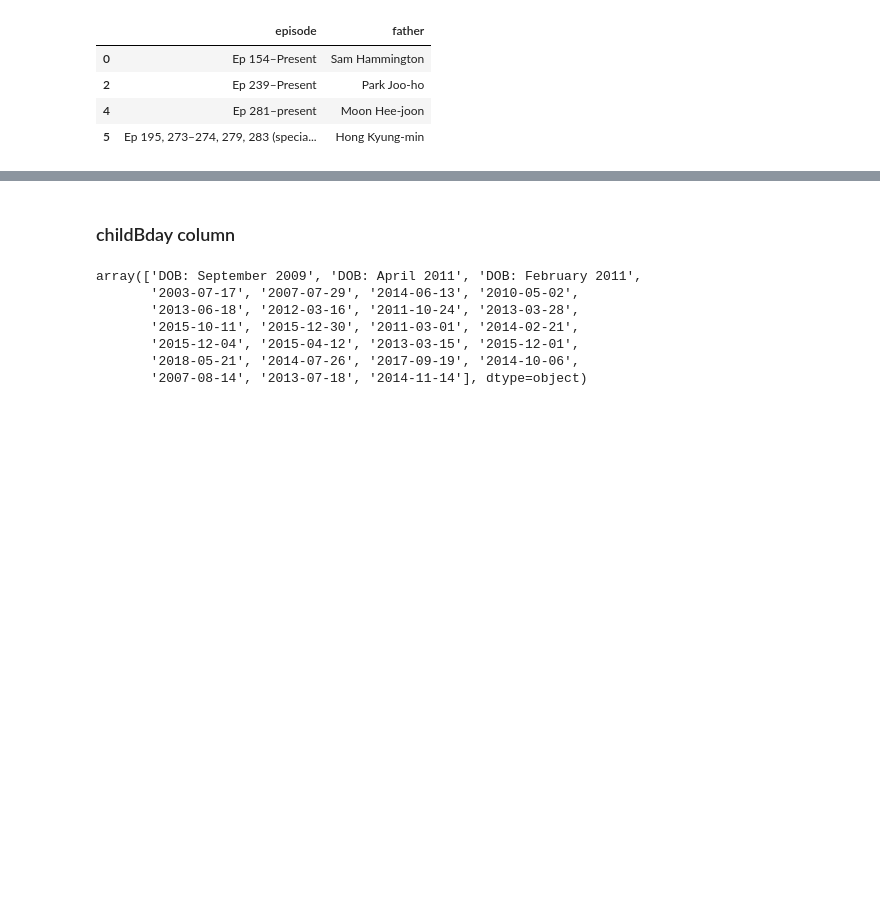
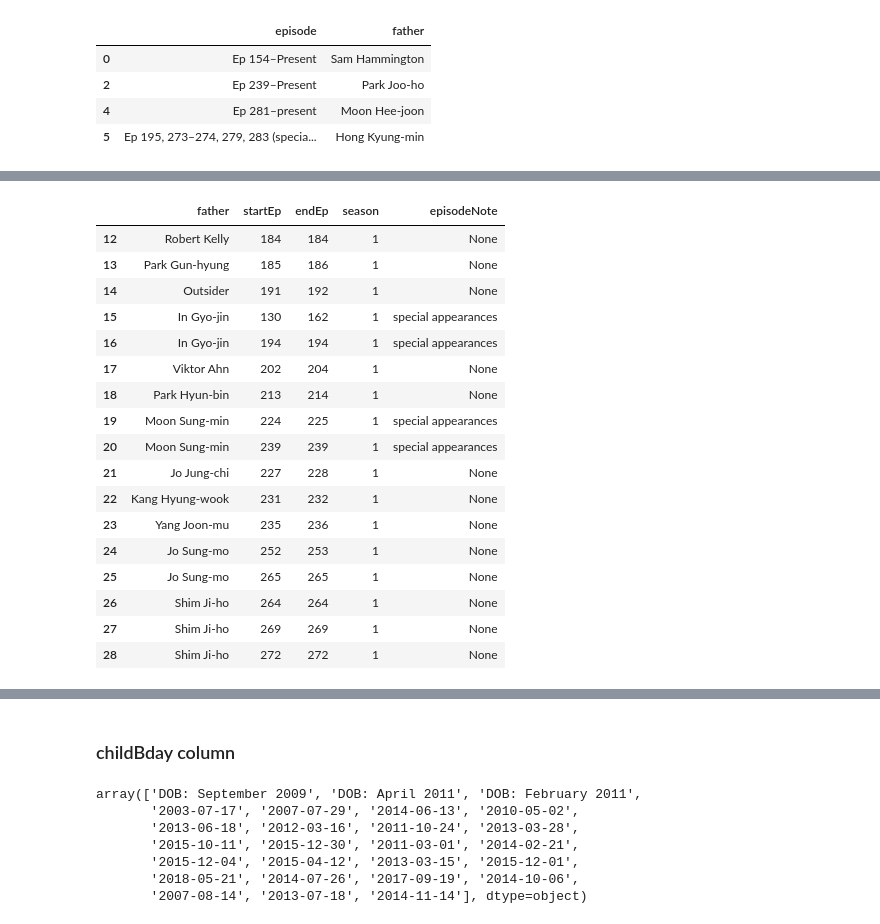
Before and after one commit to richdayandnight/the-return-of-superman, a Jupyter notebook: Scraping Cast of TRoS.ipynb, the cells around one changed output, grey strips where cells are left out. Saved outputs shown, nothing was run; the diff lists cells and outputs as text; code cells hidden in the pictures; blank space fills up the shorter version.

```diff
--- a/Scraping Cast of TRoS.ipynb
+++ b/Scraping Cast of TRoS.ipynb
@@ -402,3 +425,24 @@ sc_episodes_df = editDataFrames(sc_episodes_df)
+# %%
+sc_episodes_df
+# %% [output]
+|  | father | startEp | endEp | season | episodeNote |
+| 12 | Robert Kelly | 184 | 184 | 1 | None |
+| 13 | Park Gun-hyung | 185 | 186 | 1 | None |
+| 14 | Outsider | 191 | 192 | 1 | None |
+| 15 | In Gyo-jin | 130 | 162 | 1 | special appearances |
+| 16 | In Gyo-jin | 194 | 194 | 1 | special appearances |
+| 17 | Viktor Ahn | 202 | 204 | 1 | None |
+| 18 | Park Hyun-bin | 213 | 214 | 1 | None |
+| 19 | Moon Sung-min | 224 | 225 | 1 | special appearances |
+| 20 | Moon Sung-min | 239 | 239 | 1 | special appearances |
+| 21 | Jo Jung-chi | 227 | 228 | 1 | None |
+| 22 | Kang Hyung-wook | 231 | 232 | 1 | None |
+| 23 | Yang Joon-mu | 235 | 236 | 1 | None |
+| 24 | Jo Sung-mo | 252 | 253 | 1 | None |
+| 25 | Jo Sung-mo | 265 | 265 | 1 | None |
+| 26 | Shim Ji-ho | 264 | 264 | 1 | None |
+| 27 | Shim Ji-ho | 269 | 269 | 1 | None |
+| 28 | Shim Ji-ho | 272 | 272 | 1 | None |
 # %%
 fc_episodes_df
 # %% [output]
```
Also changed, not shown: parts of 35 cells of this notebook, 8 other files.
